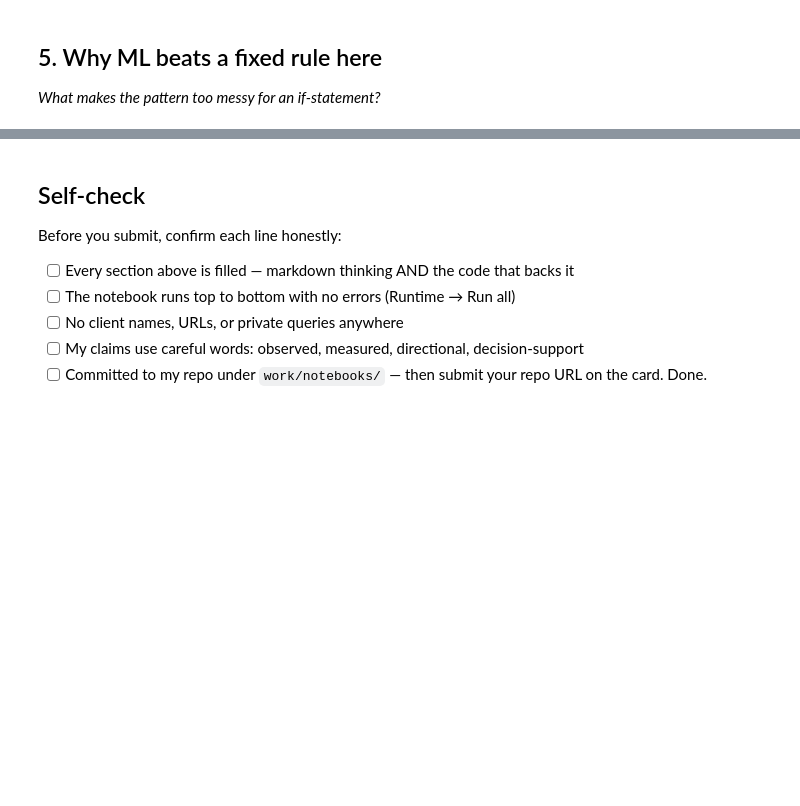
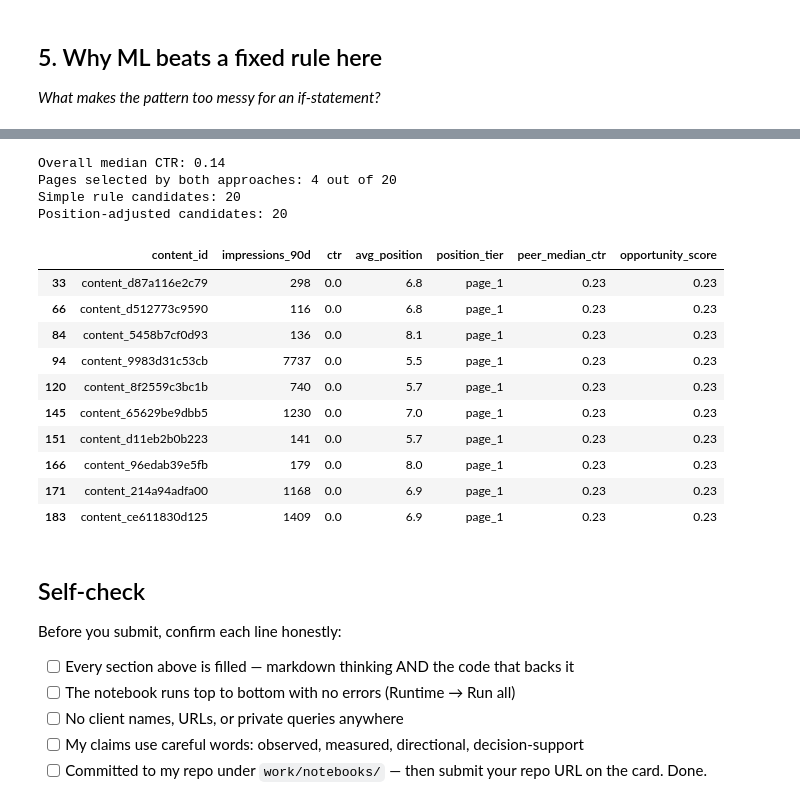
Before and after one commit to rashmita-21/Flyrank-ML-Internship, a Jupyter notebook: work/notebooks/w02_ml_task_framing.ipynb, the cells around one changed output, grey strips where cells are left out. Drawn from its saved outputs; the diff is of its cells as text; code cells hidden in the pictures; blank space fills up the shorter version.

```diff
--- a/work/notebooks/w02_ml_task_framing.ipynb
+++ b/work/notebooks/w02_ml_task_framing.ipynb
@@ -44,3 +211,60 @@ This skeleton is yours to fill. Work the sections **in order** — each one has
+# %%
+# This cell is for CODE (numbers, a query, a check).
+
+# Compare a simple overall-CTR rule with the
+# position-adjusted opportunity score.
+
+overall_median_ctr = pages["ctr"].median()
+
+pages["simple_rule_flag"] = (
+    pages["ctr"] < overall_median_ctr
+)
+
+# Top 20 pages by each approach.
+simple_top20 = set(
+    pages.nsmallest(20, "ctr")["content_id"]
+)
+
+scored_top20 = set(
+    pages.nlargest(20, "opportunity_score")["content_id"]
+)
+
+overlap = simple_top20 & scored_top20
+
+print("Overall median CTR:", round(overall_median_ctr, 3))
+print("Pages selected by both approaches:", len(overlap), "out of 20")
+print("Simple rule candidates:", len(simple_top20))
+print("Position-adjusted candidates:", len(scored_top20))
+
+display(
+    pages.nlargest(10, "opportunity_score")[
+        [
+            "content_id",
+            "impressions_90d",
+            "ctr",
+            "avg_position",
+            "position_tier",
+            "peer_median_ctr",
+            "opportunity_score"
+        ]
+    ]
+)
+# %% [output]
+Overall median CTR: 0.14
+Pages selected by both approaches: 4 out of 20
+Simple rule candidates: 20
+Position-adjusted candidates: 20
+|  | content_id | impressions_90d | ctr | avg_position | position_tier | peer_median_ctr | opportunity_score |
+| 33 | content_d87a116e2c79 | 298 | 0.0 | 6.8 | page_1 | 0.23 | 0.23 |
+| 66 | content_d512773c9590 | 116 | 0.0 | 6.8 | page_1 | 0.23 | 0.23 |
+| 84 | content_5458b7cf0d93 | 136 | 0.0 | 8.1 | page_1 | 0.23 | 0.23 |
+| 94 | content_9983d31c53cb | 7737 | 0.0 | 5.5 | page_1 | 0.23 | 0.23 |
+| 120 | content_8f2559c3bc1b | 740 | 0.0 | 5.7 | page_1 | 0.23 | 0.23 |
+| 145 | content_65629be9dbb5 | 1230 | 0.0 | 7.0 | page_1 | 0.23 | 0.23 |
+| 151 | content_d11eb2b0b223 | 141 | 0.0 | 5.7 | page_1 | 0.23 | 0.23 |
+| 166 | content_96edab39e5fb | 179 | 0.0 | 8.0 | page_1 | 0.23 | 0.23 |
+| 171 | content_214a94adfa00 | 1168 | 0.0 | 6.9 | page_1 | 0.23 | 0.23 |
+| 183 | content_ce611830d125 | 1409 | 0.0 | 6.9 | page_1 | 0.23 | 0.23 |
 # %% [markdown]
 ## Self-check
 
```
Also changed, not shown: parts of 13 cells of this notebook.
